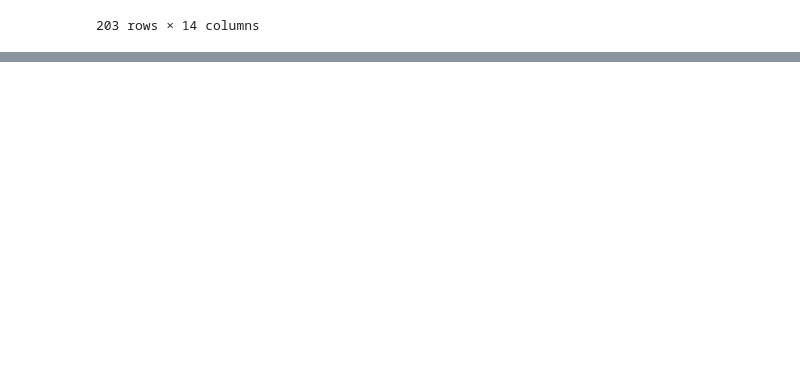
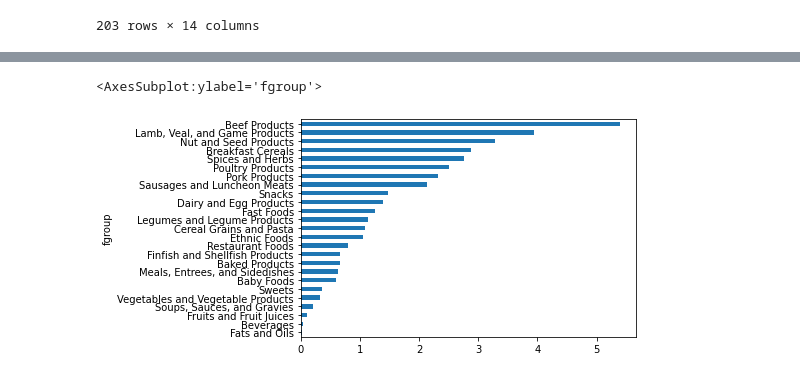
Before and after one commit to You-yongbin/python-for-data-analysis, a Jupyter notebook: day05.ipynb, the cells around one changed output, grey strips where cells are left out. Drawn from its saved outputs; the diff is of its cells as text; code cells hidden in the pictures; blank space fills up the shorter version.

```diff
--- a/day05.ipynb
+++ b/day05.ipynb
@@ -23,0 +442,6 @@ data
+# %%
+col_mapping = {'description': 'food',
+              'group': 'fgroup'}
+
+info = info.rename(columns=col_mapping, copy=False)
+info.info
@@ -23,0 +466,5 @@ data
+# %%
+col_mapping = {'description': 'nutrients',
+              'group': 'nutgroup'}
+nutrients = nutrients.rename(columns=col_mapping, copy=False)
+nutrients
@@ -23,0 +485,2 @@ data
+# %%
+ndata = pd.merge(nutrients, info, on='id', how='outer') # id를 기준으로 nutrients 와 info dataframe 병합
@@ -23,0 +515,3 @@ data
+# %%
+result = ndata.groupby(['nutrients', 'fgroup'])['value'].quantile(0.5)
+result
@@ -23,0 +532,5 @@ data
+# %%
+result['Zinc, Zn'].sort_values().plot(kind='barh')
+# %% [output]
+<AxesSubplot:ylabel='fgroup'>
+[figure, added]
```
Also changed, not shown: parts of 100 cells of this notebook, 1 other file.
